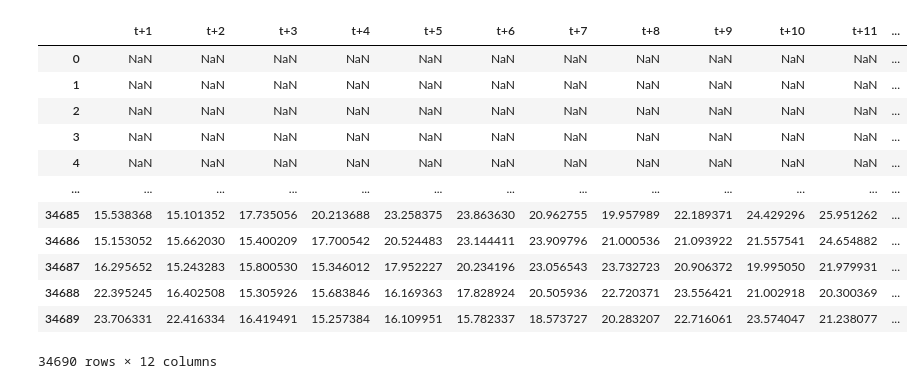
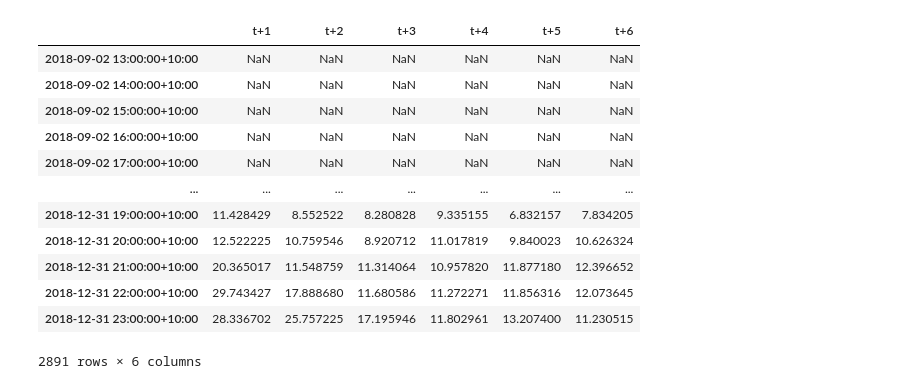
Before and after one commit to vitorp4/Data-Science, a Jupyter notebook: Regressão com MLP (serie temporal)/MLP (time series).ipynb, the cells around one changed output. Saved outputs shown, nothing was run; the diff lists cells and outputs as text; code cells hidden in the pictures.

```diff
--- a/Regressão com MLP (serie temporal)/MLP (time series).ipynb
+++ b/Regressão com MLP (serie temporal)/MLP (time series).ipynb
@@ -11,17 +10,22 @@ df = pd.read_csv('australia.csv')
+# %%
+df = pd.read_csv('australia.csv')
+df['timestamp'] = pd.to_datetime(df['timestamp'])
+df = df.set_index('timestamp').rolling(6).mean().iloc[6::6]
+df.index.name = None
+df = df.interpolate(method='polynomial', order=5, axis=0).clip(lower=0)
 # %%
-LAGS = 5
-HORIZONS = 12
-CENTRAL = 'KIATAWF1'
+LAGS = 4
+HORIZONS = 6
 INITS = 1
-HIDDEN_LAYERS = [10,5]
+HIDDEN_LAYERS = [10]
 ACTIVATION = 'relu'
 OPTIMIZER = 'adam'
 LOSS = 'mse'
 VALIDATION_SPLIT = 0.2
 EPOCHS = 200
 
+CENTRAL = 'KIATAWF1'
+
 serie = df[CENTRAL]
-
-train, test = train_test_split(serie, test_size=.33, shuffle=False)
-X_train, Y_train = patterns(train, LAGS, HORIZONS, dropnan=True)
-X_test = patterns(test, LAGS, dropnan=False)
+index = serie.index
+serie.describe()
@@ -28,8 +42,15 @@ X_test = patterns(test, LAGS, dropnan=False)
+# %%
+
+train, test = train_test_split(serie, test_size=.33, shuffle=False)
+train_idx, test_idx = train_test_split(index, test_size=.33, shuffle=False)
+X_train, Y_train = patterns(train, LAGS, HORIZONS, dropnan=True, index=train_idx)
+X_test = patterns(test, LAGS, dropnan=False, index=test_idx)
 # %%
 model = MLP(n_lags=LAGS, n_horizons=HORIZONS, n_inits=INITS)
 model.build(hidden_layers=HIDDEN_LAYERS, activation=ACTIVATION, optimizer=OPTIMIZER, loss=LOSS)
 model.train(X_train.values, Y_train.values, validation_split=VALIDATION_SPLIT, epochs=EPOCHS)
 pred = model.predict(X_test.values)
+pred.index = test_idx
 pred
 # %% [output]
 Epoch 1/200
@@ -52,16 +73,16 @@ Epoch 64/200
-|  | t+1 | t+2 | t+3 | t+4 | t+5 | t+6 | t+7 | t+8 | t+9 | t+10 | t+11 | ... |
-| 0 | NaN | NaN | NaN | NaN | NaN | NaN | NaN | NaN | NaN | NaN | NaN | ... |
-| 1 | NaN | NaN | NaN | NaN | NaN | NaN | NaN | NaN | NaN | NaN | NaN | ... |
-| 2 | NaN | NaN | NaN | NaN | NaN | NaN | NaN | NaN | NaN | NaN | NaN | ... |
-| 3 | NaN | NaN | NaN | NaN | NaN | NaN | NaN | NaN | NaN | NaN | NaN | ... |
-| 4 | NaN | NaN | NaN | NaN | NaN | NaN | NaN | NaN | NaN | NaN | NaN | ... |
-| ... | ... | ... | ... | ... | ... | ... | ... | ... | ... | ... | ... | ... |
-| 34685 | 15.538368 | 15.101352 | 17.735056 | 20.213688 | 23.258375 | 23.863630 | 20.962755 | 19.957989 | 22.189371 | 24.429296 | 25.951262 | ... |
-| 34686 | 15.153052 | 15.662030 | 15.400209 | 17.700542 | 20.524483 | 23.144411 | 23.909796 | 21.000536 | 21.093922 | 21.557541 | 24.654882 | ... |
-| 34687 | 16.295652 | 15.243283 | 15.800530 | 15.346012 | 17.952227 | 20.234196 | 23.056543 | 23.732723 | 20.906372 | 19.995050 | 21.979931 | ... |
-| 34688 | 22.395245 | 16.402508 | 15.305926 | 15.683846 | 16.169363 | 17.828924 | 20.505936 | 22.720371 | 23.556421 | 21.002918 | 20.300369 | ... |
-| 34689 | 23.706331 | 22.416334 | 16.419491 | 15.257384 | 16.109951 | 15.782337 | 18.573727 | 20.283207 | 22.716061 | 23.574047 | 21.238077 | ... |
+|  | t+1 | t+2 | t+3 | t+4 | t+5 | t+6 |
+| 2018-09-02 13:00:00+10:00 | NaN | NaN | NaN | NaN | NaN | NaN |
+| 2018-09-02 14:00:00+10:00 | NaN | NaN | NaN | NaN | NaN | NaN |
+| 2018-09-02 15:00:00+10:00 | NaN | NaN | NaN | NaN | NaN | NaN |
+| 2018-09-02 16:00:00+10:00 | NaN | NaN | NaN | NaN | NaN | NaN |
+| 2018-09-02 17:00:00+10:00 | NaN | NaN | NaN | NaN | NaN | NaN |
+| ... | ... | ... | ... | ... | ... | ... |
+| 2018-12-31 19:00:00+10:00 | 11.428429 | 8.552522 | 8.280828 | 9.335155 | 6.832157 | 7.834205 |
+| 2018-12-31 20:00:00+10:00 | 12.522225 | 10.759546 | 8.920712 | 11.017819 | 9.840023 | 10.626324 |
+| 2018-12-31 21:00:00+10:00 | 20.365017 | 11.548759 | 11.314064 | 10.957820 | 11.877180 | 12.396652 |
+| 2018-12-31 22:00:00+10:00 | 29.743427 | 17.888680 | 11.680586 | 11.272271 | 11.856316 | 12.073645 |
+| 2018-12-31 23:00:00+10:00 | 28.336702 | 25.757225 | 17.195946 | 11.802961 | 13.207400 | 11.230515 |
-34690 rows × 12 columns
+2891 rows × 6 columns
 # %%
 all_metrics_from_dataframe(pred, test)
 # %% [output]
```
Also changed, not shown: parts of 10 cells of this notebook, 4 other files.
